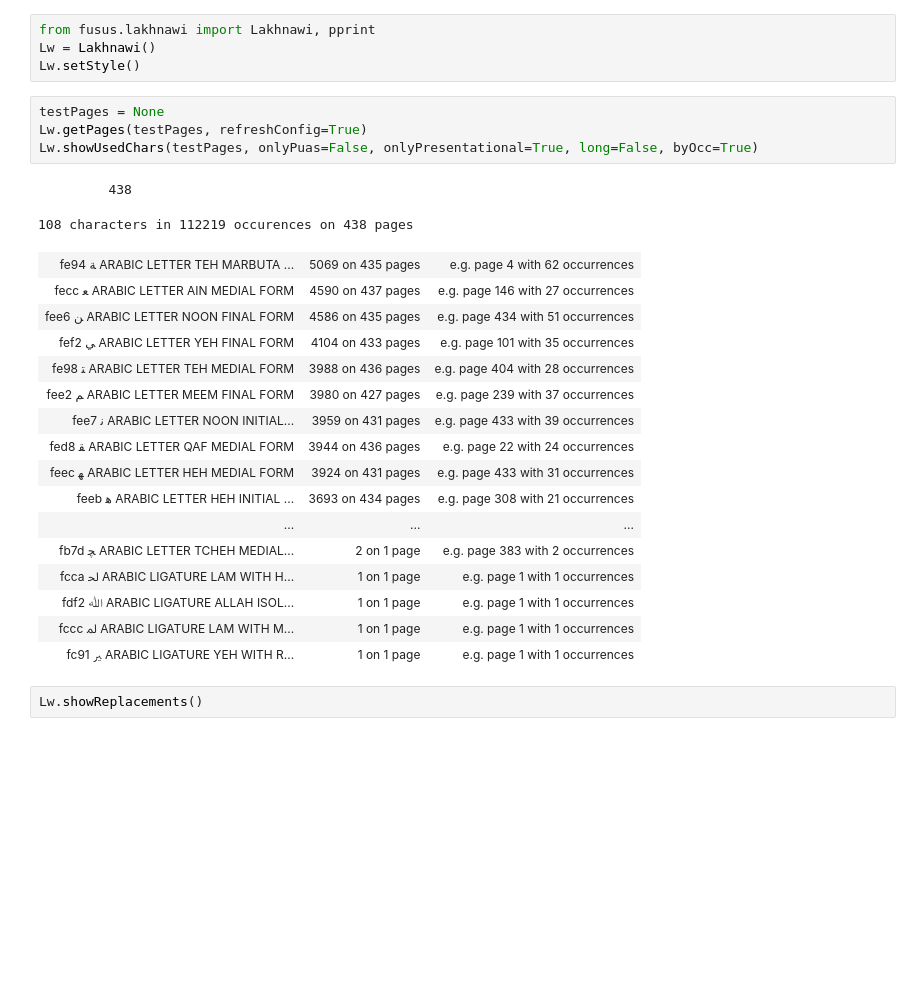
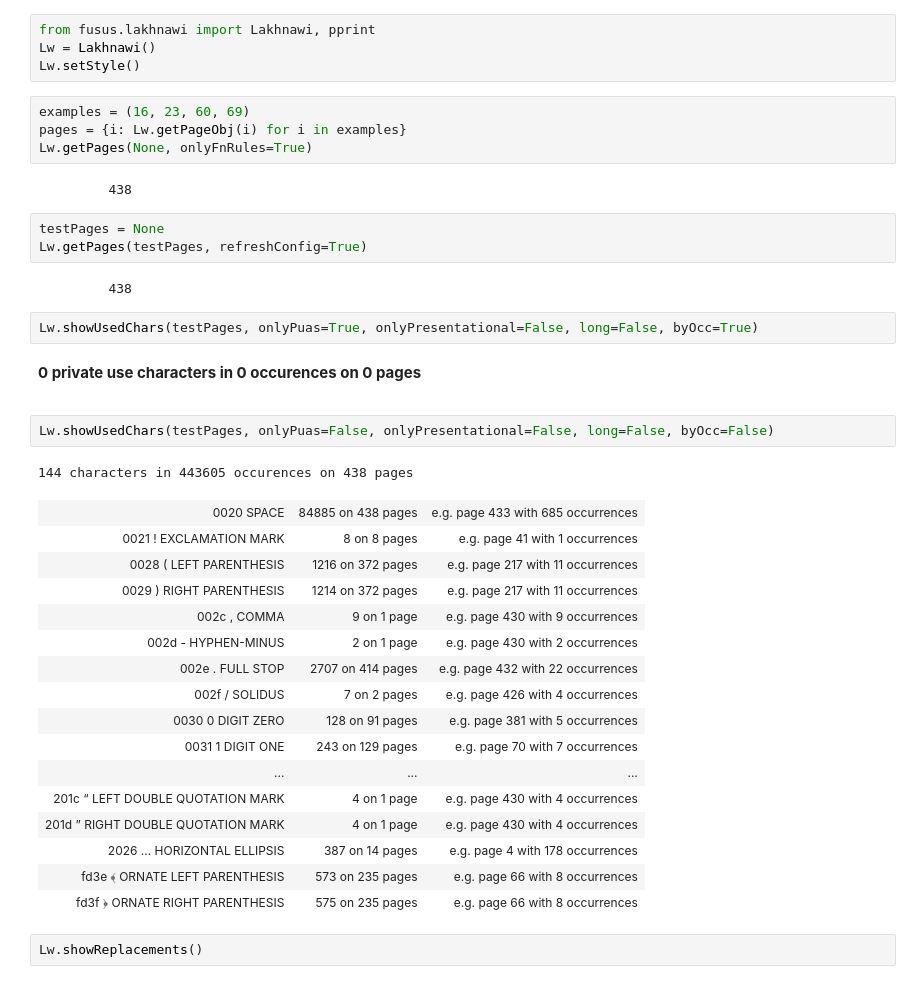
Before and after one commit to among/fusus, a Jupyter notebook: source/getTextPageStatus.ipynb, the cells around one changed output. Drawn from its saved outputs; the diff is of its cells as text; blank space fills up the shorter version.

```diff
--- a/source/getTextPageStatus.ipynb
+++ b/source/getTextPageStatus.ipynb
@@ -6,29 +6,41 @@
 from fusus.lakhnawi import Lakhnawi, pprint
 Lw = Lakhnawi()
 Lw.setStyle()
+# %%
+examples = (16, 23, 60, 69)
+pages = {i: Lw.getPageObj(i) for i in examples}
+Lw.getPages(None, onlyFnRules=True)
+# %% [output]
+         438
 # %%
 testPages = None
 Lw.getPages(testPages, refreshConfig=True)
-Lw.showUsedChars(testPages, onlyPuas=False, onlyPresentational=True, long=False, byOcc=True)
 # %% [output]
          438
-108 characters in 112219 occurences on 438 pages
-| fe94 ﺔ ARABIC LETTER TEH MARBUTA ... | 5069 on 435 pages | e.g. page 4 with 62 occurrences |
-| fecc ﻌ ARABIC LETTER AIN MEDIAL FORM | 4590 on 437 pages | e.g. page 146 with 27 occurrences |
-| fee6 ﻦ ARABIC LETTER NOON FINAL FORM | 4586 on 435 pages | e.g. page 434 with 51 occurrences |
-| fef2 ﻲ ARABIC LETTER YEH FINAL FORM | 4104 on 433 pages | e.g. page 101 with 35 occurrences |
-| fe98 ﺘ ARABIC LETTER TEH MEDIAL FORM | 3988 on 436 pages | e.g. page 404 with 28 occurrences |
-| fee2 ﻢ ARABIC LETTER MEEM FINAL FORM | 3980 on 427 pages | e.g. page 239 with 37 occurrences |
-| fee7 ﻧ ARABIC LETTER NOON INITIAL... | 3959 on 431 pages | e.g. page 433 with 39 occurrences |
-| fed8 ﻘ ARABIC LETTER QAF MEDIAL FORM | 3944 on 436 pages | e.g. page 22 with 24 occurrences |
-| feec ﻬ ARABIC LETTER HEH MEDIAL FORM | 3924 on 431 pages | e.g. page 433 with 31 occurrences |
-| feeb ﻫ ARABIC LETTER HEH INITIAL ... | 3693 on 434 pages | e.g. page 308 with 21 occurrences |
-| ... | ... | ... |
-| fb7d ﭽ ARABIC LETTER TCHEH MEDIAL... | 2 on 1 page | e.g. page 383 with 2 occurrences |
-| fcca ﳊ ARABIC LIGATURE LAM WITH H... | 1 on 1 page | e.g. page 1 with 1 occurrences |
-| fdf2 ﷲ ARABIC LIGATURE ALLAH ISOL... | 1 on 1 page | e.g. page 1 with 1 occurrences |
-| fccc ﳌ ARABIC LIGATURE LAM WITH M... | 1 on 1 page | e.g. page 1 with 1 occurrences |
-| fc91 ﲑ ARABIC LIGATURE YEH WITH R... | 1 on 1 page | e.g. page 1 with 1 occurrences |
+# %%
+Lw.showUsedChars(testPages, onlyPuas=True, onlyPresentational=False, long=False, byOcc=True)
+# %% [output]
+0 private use characters in 0 occurences on 0 pages
+# %%
+Lw.showUsedChars(testPages, onlyPuas=False, onlyPresentational=False, long=False, byOcc=False)
+# %% [output]
+144 characters in 443605 occurences on 438 pages
+| 0020 SPACE | 84885 on 438 pages | e.g. page 433 with 685 occurrences |
+| 0021 ! EXCLAMATION MARK | 8 on 8 pages | e.g. page 41 with 1 occurrences |
+| 0028 ( LEFT PARENTHESIS | 1216 on 372 pages | e.g. page 217 with 11 occurrences |
+| 0029 ) RIGHT PARENTHESIS | 1214 on 372 pages | e.g. page 217 with 11 occurrences |
+| 002c , COMMA | 9 on 1 page | e.g. page 430 with 9 occurrences |
+| 002d - HYPHEN-MINUS | 2 on 1 page | e.g. page 430 with 2 occurrences |
+| 002e . FULL STOP | 2707 on 414 pages | e.g. page 432 with 22 occurrences |
+| 002f / SOLIDUS | 7 on 2 pages | e.g. page 426 with 4 occurrences |
+| 0030 0 DIGIT ZERO | 128 on 91 pages | e.g. page 381 with 5 occurrences |
+| 0031 1 DIGIT ONE | 243 on 129 pages | e.g. page 70 with 7 occurrences |
+| ... | ... | ... |
+| 201c “ LEFT DOUBLE QUOTATION MARK | 4 on 1 page | e.g. page 430 with 4 occurrences |
+| 201d ” RIGHT DOUBLE QUOTATION MARK | 4 on 1 page | e.g. page 430 with 4 occurrences |
+| 2026 … HORIZONTAL ELLIPSIS | 387 on 14 pages | e.g. page 4 with 178 occurrences |
+| fd3e ﴾ ORNATE LEFT PARENTHESIS | 573 on 235 pages | e.g. page 66 with 8 occurrences |
+| fd3f ﴿ ORNATE RIGHT PARENTHESIS | 575 on 235 pages | e.g. page 66 with 8 occurrences |
 # %%
 Lw.showReplacements()
 # %% [output]
```
Also changed, not shown: 2 other files.
